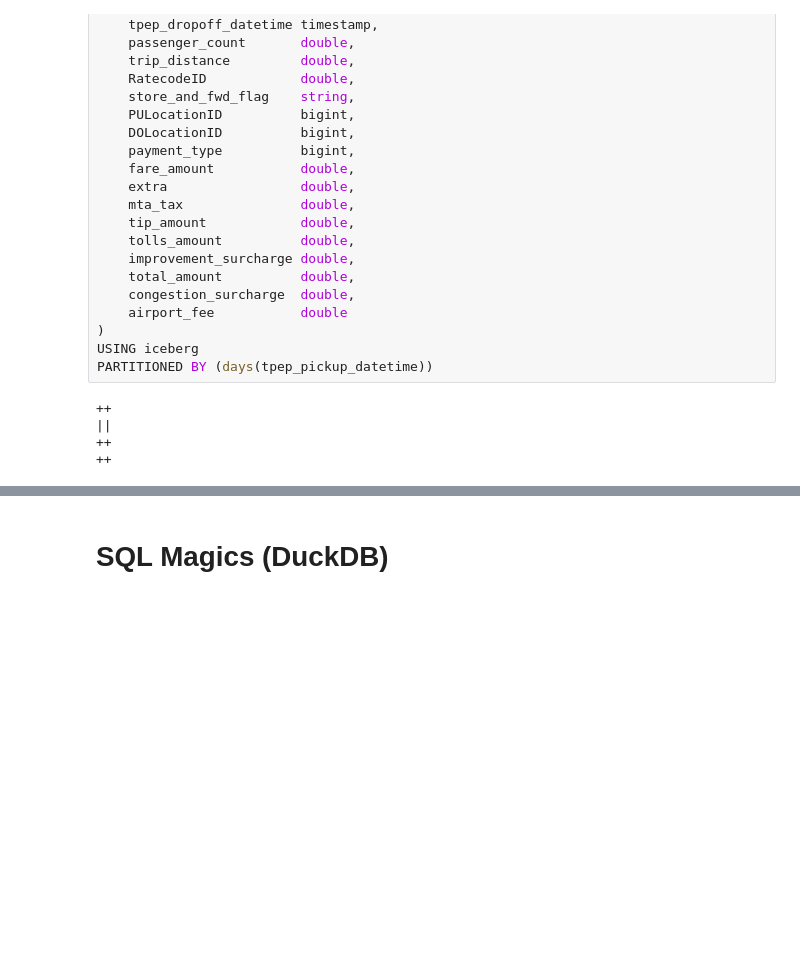
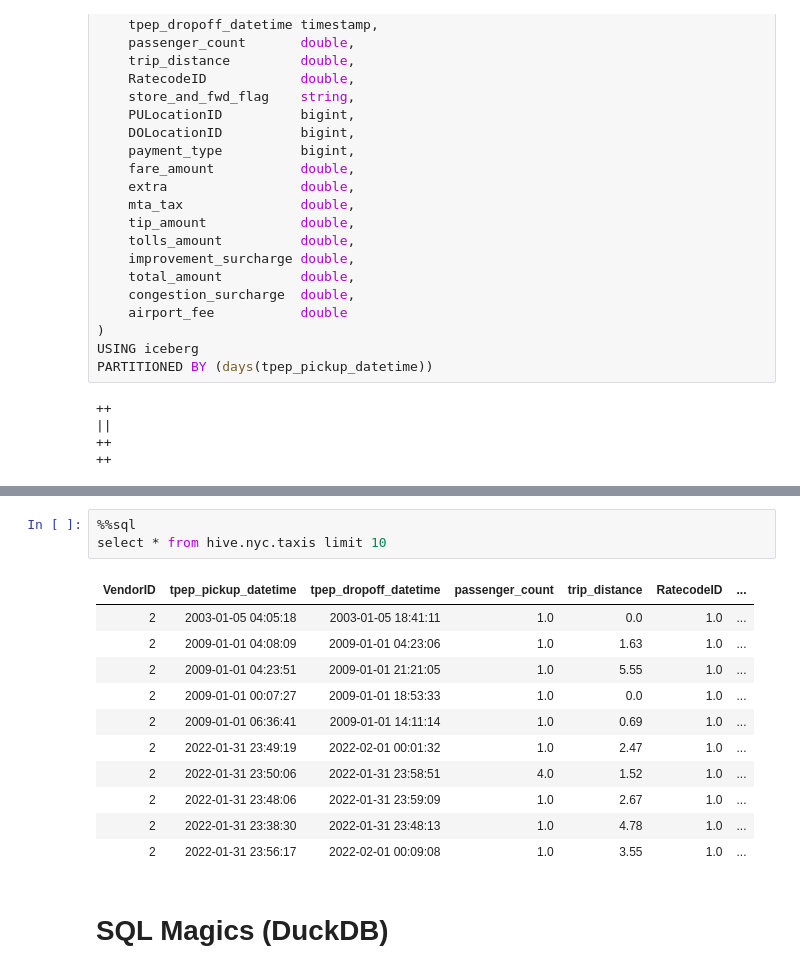
Before and after one commit to alborotogarcia/notebooks, a Jupyter notebook: sql.ipynb, the cells around one changed output, grey strips where cells are left out. Drawn from its saved outputs; the diff is of its cells as text; blank space fills up the shorter version.

```diff
--- a/sql.ipynb
+++ b/sql.ipynb
@@ -93,3 +114,18 @@ for filename in [
+# %%
+%%sql
+select * from hive.nyc.taxis limit 10
+# %% [output]
+| VendorID | tpep_pickup_datetime | tpep_dropoff_datetime | passenger_count | trip_distance | RatecodeID | ... |
+| 2 | 2003-01-05 04:05:18 | 2003-01-05 18:41:11 | 1.0 | 0.0 | 1.0 | ... |
+| 2 | 2009-01-01 04:08:09 | 2009-01-01 04:23:06 | 1.0 | 1.63 | 1.0 | ... |
+| 2 | 2009-01-01 04:23:51 | 2009-01-01 21:21:05 | 1.0 | 5.55 | 1.0 | ... |
+| 2 | 2009-01-01 00:07:27 | 2009-01-01 18:53:33 | 1.0 | 0.0 | 1.0 | ... |
+| 2 | 2009-01-01 06:36:41 | 2009-01-01 14:11:14 | 1.0 | 0.69 | 1.0 | ... |
+| 2 | 2022-01-31 23:49:19 | 2022-02-01 00:01:32 | 1.0 | 2.47 | 1.0 | ... |
+| 2 | 2022-01-31 23:50:06 | 2022-01-31 23:58:51 | 4.0 | 1.52 | 1.0 | ... |
+| 2 | 2022-01-31 23:48:06 | 2022-01-31 23:59:09 | 1.0 | 2.67 | 1.0 | ... |
+| 2 | 2022-01-31 23:38:30 | 2022-01-31 23:48:13 | 1.0 | 4.78 | 1.0 | ... |
+| 2 | 2022-01-31 23:56:17 | 2022-02-01 00:09:08 | 1.0 | 3.55 | 1.0 | ... |
 # %% [markdown]
 # SQL Magics (DuckDB)
 # %%
```
Also changed, not shown: parts of 6 cells of this notebook.
